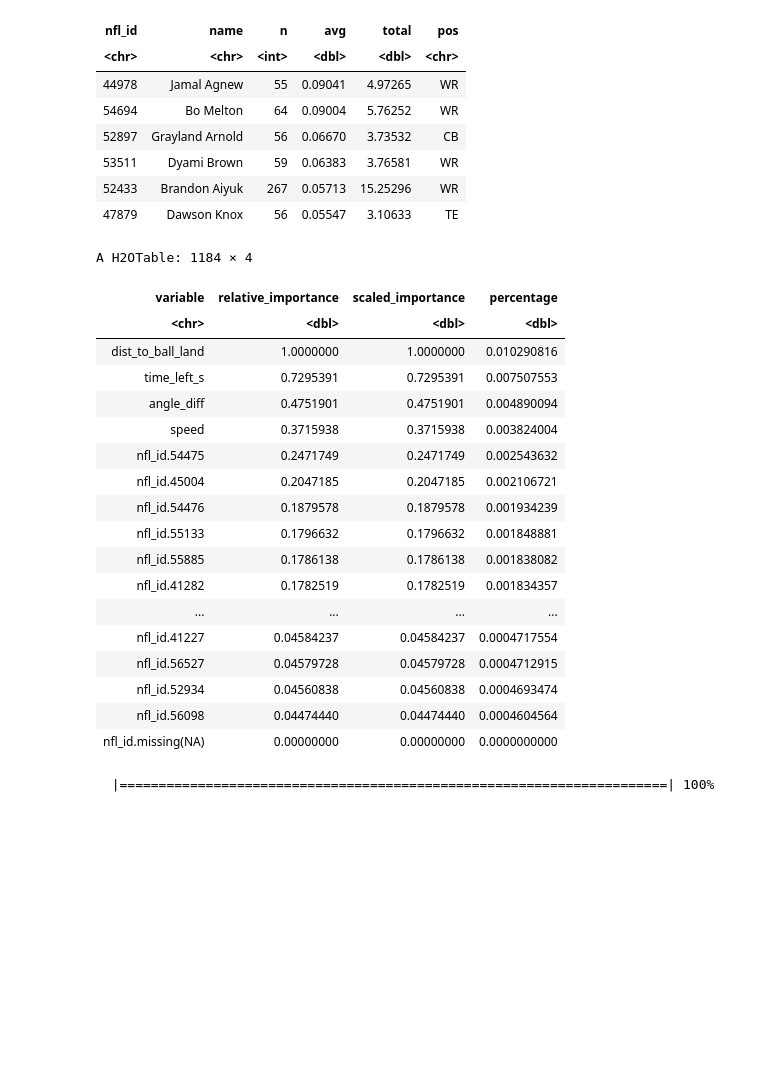
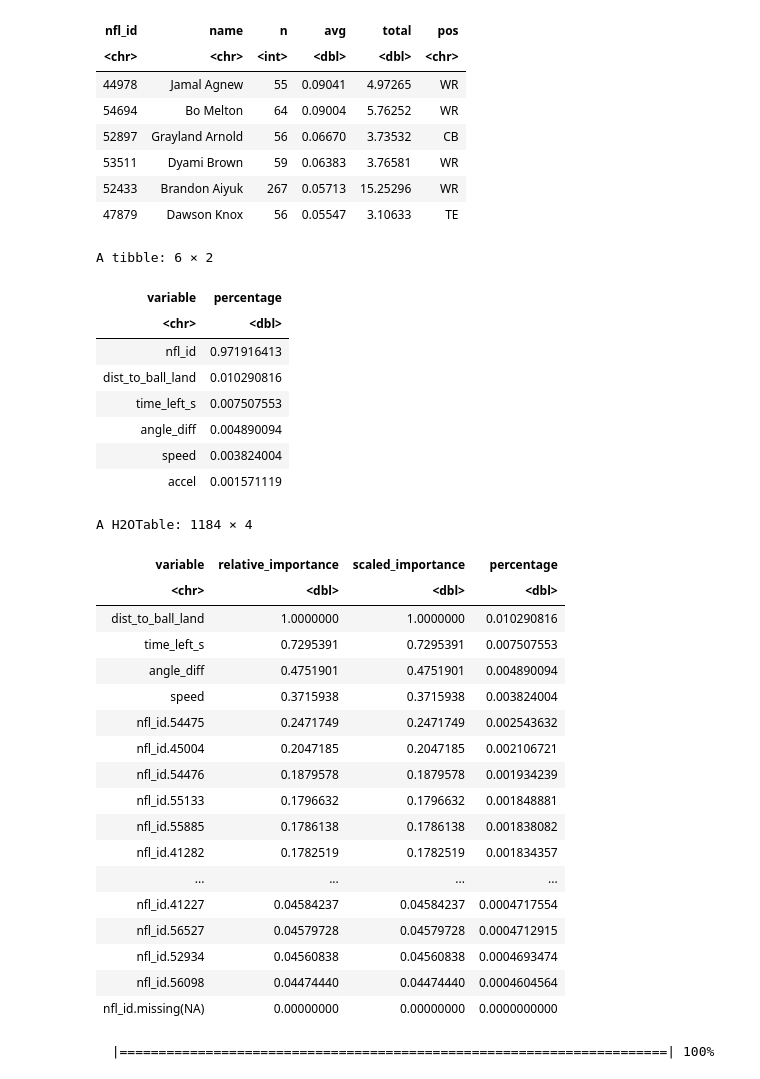
Before and after one commit to MPuram12/BigDataBowl2025, a Jupyter notebook: neural net.ipynb, the cells around one changed output. Drawn from its saved outputs; the diff is of its cells as text; code cells hidden in the pictures; blank space fills up the shorter version.

```diff
--- a/neural net.ipynb
+++ b/neural net.ipynb
@@ -223,27 +223,48 @@ A tibble: 6 × 6
 | 47879 | Dawson Knox | 56 | 0.05547 | 3.10633 | TE |
 # %%
 varimp <- h2o.varimp(model)
-varimp
+varimp %>%
+  mutate(
+    variable = ifelse(grepl("^nfl_id\\.", variable), "nfl_id", variable)
+  ) %>%
+  group_by(variable) %>%
+  summarise(
+    percentage = sum(percentage),
+    .groups = "drop"
+  ) %>%
+  arrange(desc(percentage))
 # %% [output]
-A H2OTable: 1184 × 4
+A tibble: 6 × 2
-| variable | relative_importance | scaled_importance | percentage |
-| <chr> | <dbl> | <dbl> | <dbl> |
-| dist_to_ball_land | 1.0000000 | 1.0000000 | 0.010290816 |
-| time_left_s | 0.7295391 | 0.7295391 | 0.007507553 |
-| angle_diff | 0.4751901 | 0.4751901 | 0.004890094 |
-| speed | 0.3715938 | 0.3715938 | 0.003824004 |
-| nfl_id.54475 | 0.2471749 | 0.2471749 | 0.002543632 |
-| nfl_id.45004 | 0.2047185 | 0.2047185 | 0.002106721 |
-| nfl_id.54476 | 0.1879578 | 0.1879578 | 0.001934239 |
-| nfl_id.55133 | 0.1796632 | 0.1796632 | 0.001848881 |
-| nfl_id.55885 | 0.1786138 | 0.1786138 | 0.001838082 |
-| nfl_id.41282 | 0.1782519 | 0.1782519 | 0.001834357 |
-| ... | ... | ... | ... |
-| nfl_id.41227 | 0.04584237 | 0.04584237 | 0.0004717554 |
-| nfl_id.56527 | 0.04579728 | 0.04579728 | 0.0004712915 |
-| nfl_id.52934 | 0.04560838 | 0.04560838 | 0.0004693474 |
-| nfl_id.56098 | 0.04474440 | 0.04474440 | 0.0004604564 |
-| nfl_id.missing(NA) | 0.00000000 | 0.00000000 | 0.0000000000 |
+| variable | percentage |
+| <chr> | <dbl> |
+| nfl_id | 0.971916413 |
+| dist_to_ball_land | 0.010290816 |
+| time_left_s | 0.007507553 |
+| angle_diff | 0.004890094 |
+| speed | 0.003824004 |
+| accel | 0.001571119 |
+# %%
+varimp
+# %% [output]
+A H2OTable: 1184 × 4
+| variable | relative_importance | scaled_importance | percentage |
+| <chr> | <dbl> | <dbl> | <dbl> |
+| dist_to_ball_land | 1.0000000 | 1.0000000 | 0.010290816 |
+| time_left_s | 0.7295391 | 0.7295391 | 0.007507553 |
+| angle_diff | 0.4751901 | 0.4751901 | 0.004890094 |
+| speed | 0.3715938 | 0.3715938 | 0.003824004 |
+| nfl_id.54475 | 0.2471749 | 0.2471749 | 0.002543632 |
+| nfl_id.45004 | 0.2047185 | 0.2047185 | 0.002106721 |
+| nfl_id.54476 | 0.1879578 | 0.1879578 | 0.001934239 |
+| nfl_id.55133 | 0.1796632 | 0.1796632 | 0.001848881 |
+| nfl_id.55885 | 0.1786138 | 0.1786138 | 0.001838082 |
+| nfl_id.41282 | 0.1782519 | 0.1782519 | 0.001834357 |
+| ... | ... | ... | ... |
+| nfl_id.41227 | 0.04584237 | 0.04584237 | 0.0004717554 |
+| nfl_id.56527 | 0.04579728 | 0.04579728 | 0.0004712915 |
+| nfl_id.52934 | 0.04560838 | 0.04560838 | 0.0004693474 |
+| nfl_id.56098 | 0.04474440 | 0.04474440 | 0.0004604564 |
+| nfl_id.missing(NA) | 0.00000000 | 0.00000000 | 0.0000000000 |
 # %%
 perf3 <- h2o.performance(model, newdata = as.h2o(df_filtered))
 h2o.auc(perf3)
```
Also changed, not shown: parts of 1 cell of this notebook, 1 other file.
